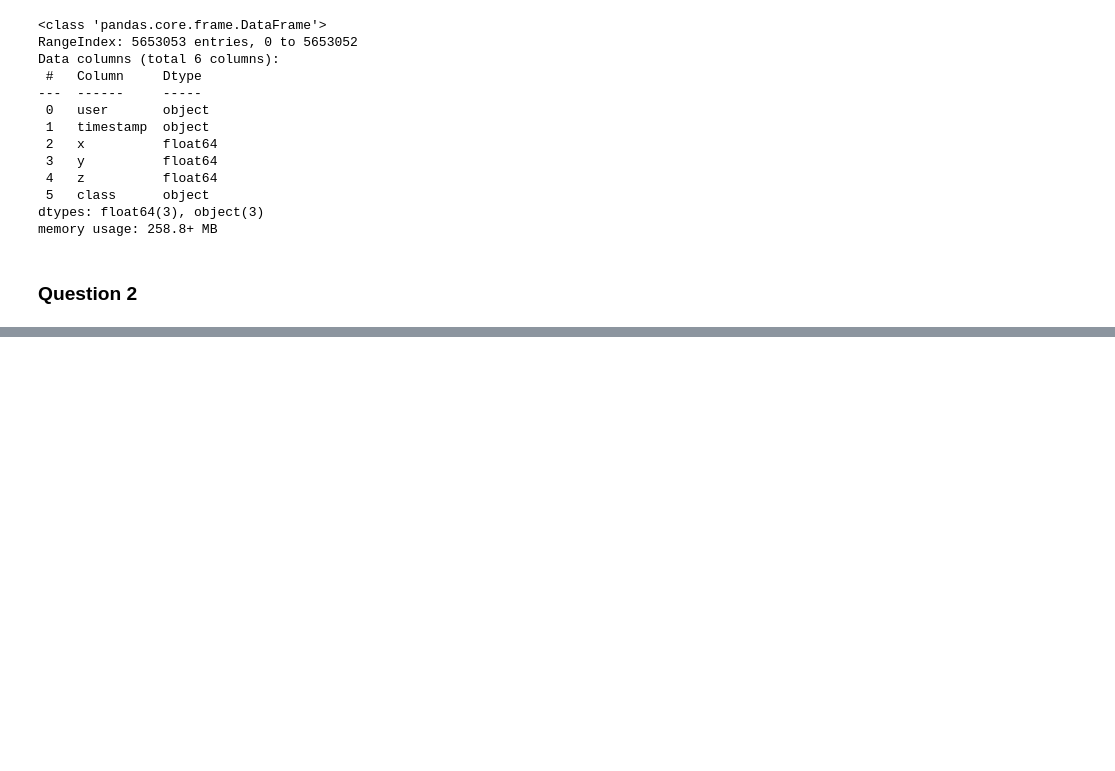
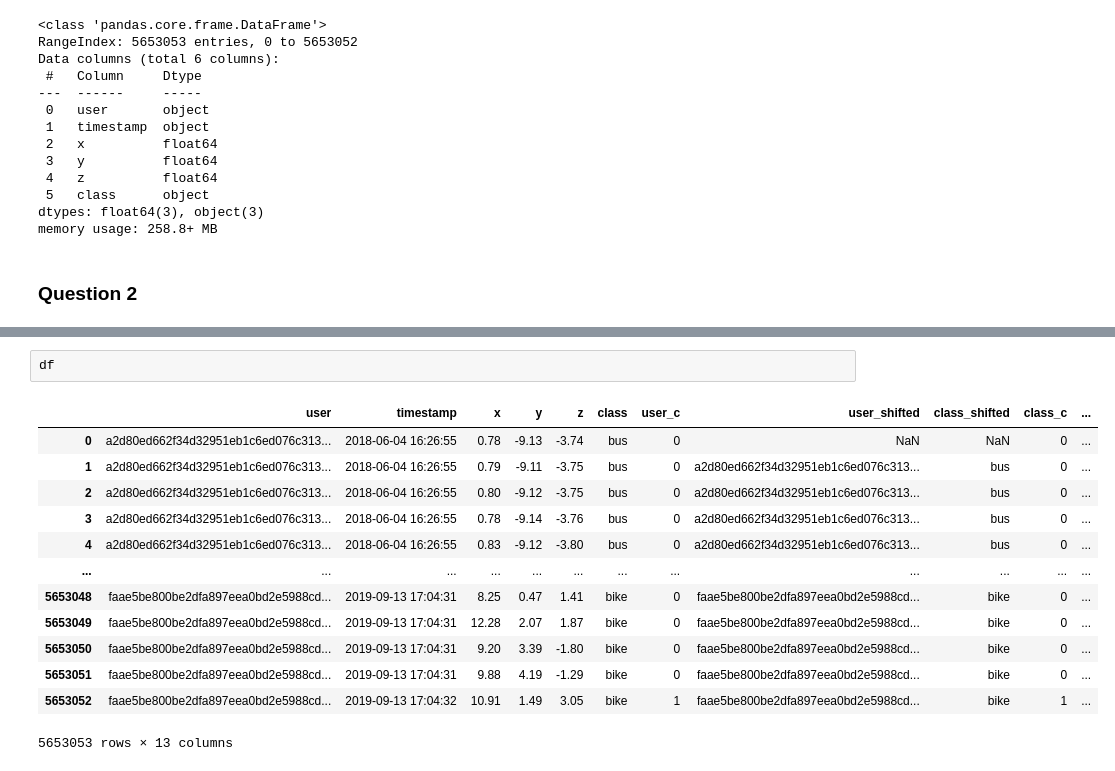
Before and after one commit to Arush0113/CE784, a Jupyter notebook: Arush_CE784_assignment2.ipynb, the cells around one changed output, grey strips where cells are left out. Saved outputs shown, nothing was run; the diff lists cells and outputs as text; blank space fills up the shorter version.

```diff
--- a/Arush_CE784_assignment2.ipynb
+++ b/Arush_CE784_assignment2.ipynb
@@ -171,0 +200,16 @@ df_num_seq.head()
+# %%
+df
+# %% [output]
+|  | user | timestamp | x | y | z | class | user_c | user_shifted | class_shifted | class_c | ... |
+| 0 | a2d80ed662f34d32951eb1c6ed076c313... | 2018-06-04 16:26:55 | 0.78 | -9.13 | -3.74 | bus | 0 | NaN | NaN | 0 | ... |
+| 1 | a2d80ed662f34d32951eb1c6ed076c313... | 2018-06-04 16:26:55 | 0.79 | -9.11 | -3.75 | bus | 0 | a2d80ed662f34d32951eb1c6ed076c313... | bus | 0 | ... |
+| 2 | a2d80ed662f34d32951eb1c6ed076c313... | 2018-06-04 16:26:55 | 0.80 | -9.12 | -3.75 | bus | 0 | a2d80ed662f34d32951eb1c6ed076c313... | bus | 0 | ... |
+| 3 | a2d80ed662f34d32951eb1c6ed076c313... | 2018-06-04 16:26:55 | 0.78 | -9.14 | -3.76 | bus | 0 | a2d80ed662f34d32951eb1c6ed076c313... | bus | 0 | ... |
+| 4 | a2d80ed662f34d32951eb1c6ed076c313... | 2018-06-04 16:26:55 | 0.83 | -9.12 | -3.80 | bus | 0 | a2d80ed662f34d32951eb1c6ed076c313... | bus | 0 | ... |
+| ... | ... | ... | ... | ... | ... | ... | ... | ... | ... | ... | ... |
+| 5653048 | faae5be800be2dfa897eea0bd2e5988cd... | 2019-09-13 17:04:31 | 8.25 | 0.47 | 1.41 | bike | 0 | faae5be800be2dfa897eea0bd2e5988cd... | bike | 0 | ... |
+| 5653049 | faae5be800be2dfa897eea0bd2e5988cd... | 2019-09-13 17:04:31 | 12.28 | 2.07 | 1.87 | bike | 0 | faae5be800be2dfa897eea0bd2e5988cd... | bike | 0 | ... |
+| 5653050 | faae5be800be2dfa897eea0bd2e5988cd... | 2019-09-13 17:04:31 | 9.20 | 3.39 | -1.80 | bike | 0 | faae5be800be2dfa897eea0bd2e5988cd... | bike | 0 | ... |
+| 5653051 | faae5be800be2dfa897eea0bd2e5988cd... | 2019-09-13 17:04:31 | 9.88 | 4.19 | -1.29 | bike | 0 | faae5be800be2dfa897eea0bd2e5988cd... | bike | 0 | ... |
+| 5653052 | faae5be800be2dfa897eea0bd2e5988cd... | 2019-09-13 17:04:32 | 10.91 | 1.49 | 3.05 | bike | 1 | faae5be800be2dfa897eea0bd2e5988cd... | bike | 1 | ... |
+5653053 rows × 13 columns
```
Also changed, not shown: parts of 26 cells of this notebook.
